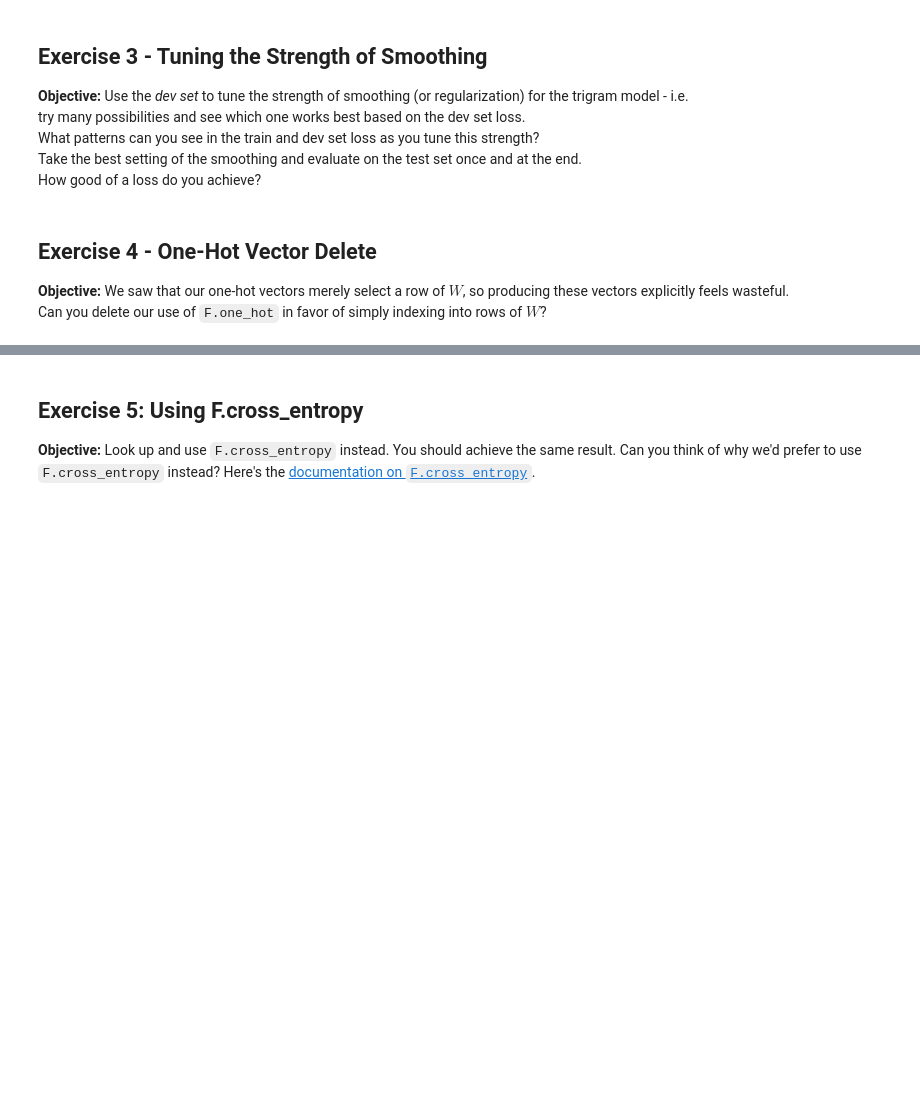
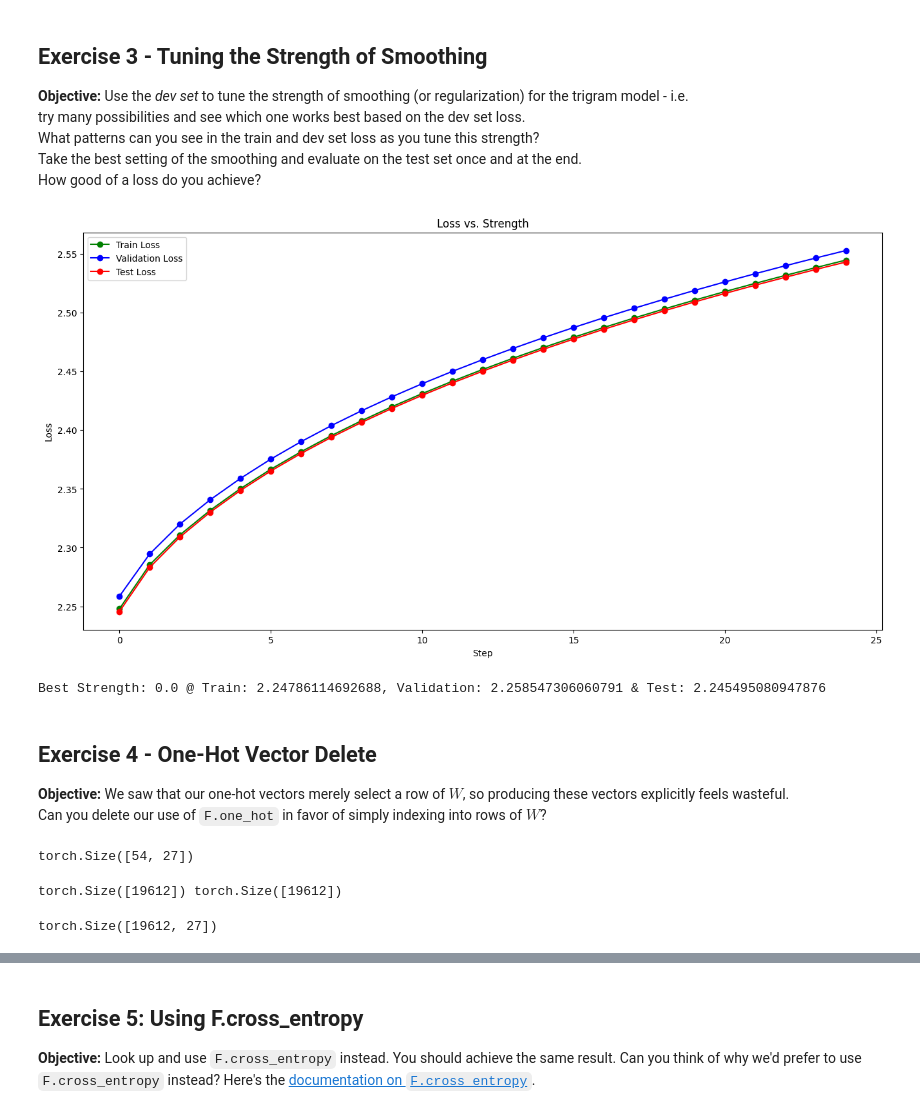
Before and after one commit to sharma-kk/nn-zero-to-hero-notes, a Jupyter notebook: N002 - Makemore 1/N002_Makemore_Exercises_mysol.ipynb, the cells around one changed output, grey strips where cells are left out. Cells and saved outputs as stored; diff of their text form; code cells hidden in the pictures; blank space fills up the shorter version.

```diff
--- a/N002 - Makemore 1/N002_Makemore_Exercises_mysol.ipynb
+++ b/N002 - Makemore 1/N002_Makemore_Exercises_mysol.ipynb
@@ -440,0 +431,23 @@ ys_tri_train, ys_tri_valid, ys_tri_test = None, None, None
+# %%
+# TODO: Create set of all *trigrams*
+xs, ys = [], []
+
+for w in words:
+    chs = ['.'] + list(w) + ['.']
+    for ch1, ch2, ch3 in zip(chs, chs[1:], chs[2:]):
+        xs.append([stoi[ch1], stoi[ch2]])
+        ys.append(stoi[ch3])
+
+xs = torch.tensor(xs)
+ys = torch.tensor(ys)
+
+num = xs.shape[0] # number of samples
+
+perm = torch.randperm(num)
+
+xs, ys = xs[perm], ys[perm]
+
+# TODO: Shuffle/Permute the dataset, keeping (x,y) pairs in sync
+# TODO: Split the dataset into 80:10:10 for train:valid:test
+xs_tri_train, xs_tri_valid, xs_tri_test = xs[:int(0.8*num)], xs[int(0.8*num):int(0.9*num)], xs[int(0.9*num):]
+ys_tri_train, ys_tri_valid, ys_tri_test = ys[:int(0.8*num)], ys[int(0.8*num):int(0.9*num)], ys[int(0.9*num):]
@@ -441,3 +504,20 @@ ys_tri_train, ys_tri_valid, ys_tri_test = None, None, None
+# %%
+# Plot the losses
+plt.figure(figsize=(16, 8))
+plt.plot([y.item() for (_, y) in losst], label='Train Loss', linestyle='-', marker='o', color='green')
+plt.plot([y.item() for (_, y) in lossv], label='Validation Loss', linestyle='-', marker='o', color='blue')
+plt.plot([y.item() for (_, y) in lossf], label='Test Loss', linestyle='-', marker='o', color='red')
+plt.xlabel('Step')
+plt.ylabel('Loss')
+plt.title('Loss vs. Strength')
+plt.legend()
+plt.show()
+
+# Report the best strength
+print(f'Best Strength: {min(lossv, key=lambda x: x[1])[0]} @ Train: {min(losst, key=lambda x: x[1])[1]}, Validation: {min(lossv, key=lambda x: x[1])[1]} & Test: {min(lossf, key=lambda x: x[1])[1]}')
+# %% [output]
+[figure, added]
+Best Strength: 0.0 @ Train: 2.24786114692688, Validation: 2.258547306060791 & Test: 2.245495080947876
 # %% [markdown]
 ## Exercise 4 - One-Hot Vector Delete
 
@@ -447,0 +526,14 @@ Can you delete our use of `F.one_hot` in favor of simply indexing into rows of $
+# %%
+W = torch.randn((27+27,27), device=device, generator=g, requires_grad=True)
+W.shape
+# %% [output]
+torch.Size([54, 27])
+# %%
+id1, id2 = xs_tri_test[:,0], xs_tri_test[:,1]
+print(id1.shape, id2.shape)
+# %% [output]
+torch.Size([19612]) torch.Size([19612])
+# %%
+W[id1].shape
+# %% [output]
+torch.Size([19612, 27])
```
Also changed, not shown: parts of 9 cells of this notebook.
